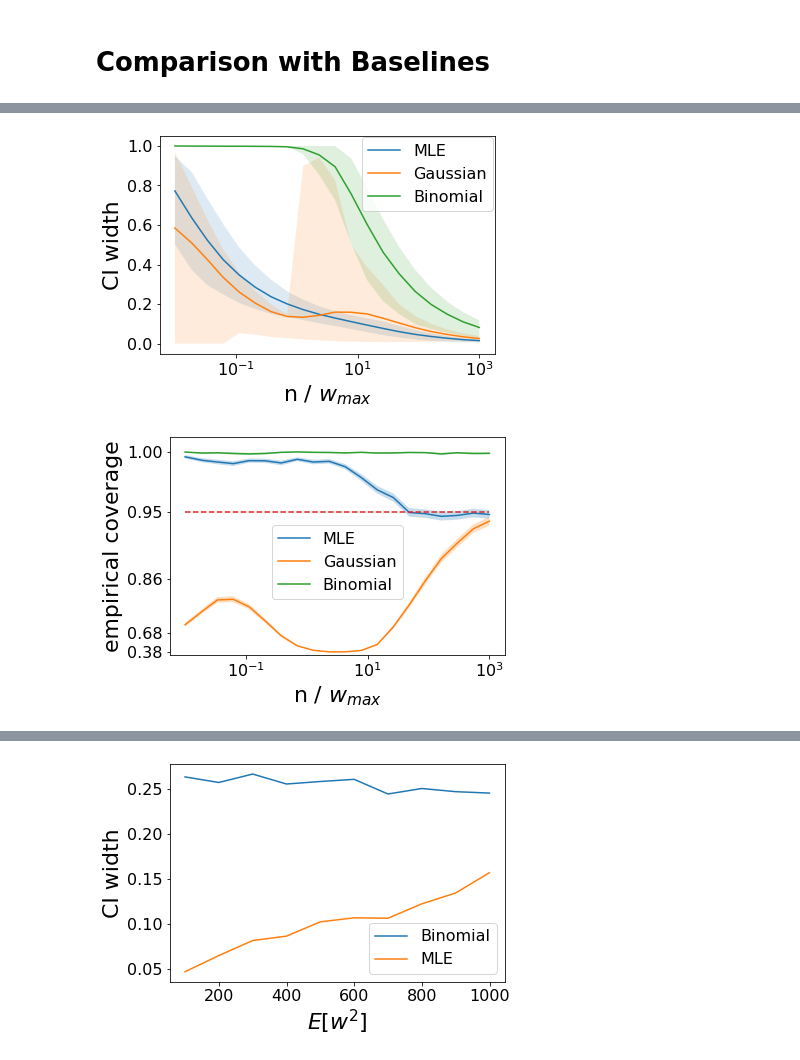
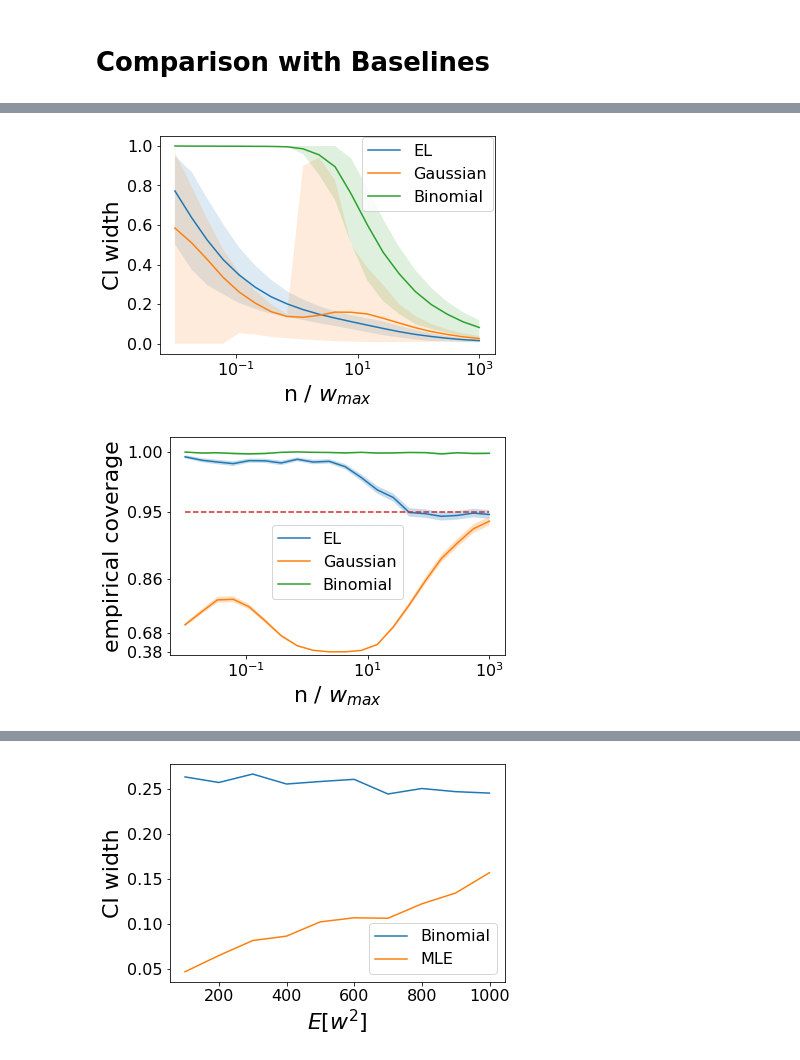
Before and after one commit to pmineiro/elfcb, a Jupyter notebook: ci.ipynb, the cells around one changed output, grey strips where cells are left out. Saved outputs shown, nothing was run; the diff lists cells and outputs as text; code cells hidden in the pictures.

Commit message:
rename MLE -> EL in graphs

```diff
--- a/ci.ipynb
+++ b/ci.ipynb
@@ -562,43 +562,42 @@ class FlassPlot:
     def legend(**kwargs):
         import matplotlib.pyplot as plt
         plt.legend(**kwargs)
 
     @staticmethod
     def savefig(filename):
         import matplotlib.pyplot as plt
         plt.savefig(filename, bbox_inches='tight')
 
     @staticmethod
     def plt():
         import matplotlib.pyplot as plt
         return plt
 
 import pickle
 allres = pickle.load(open( "epsilongreedy_ci_allres_cvxopt.p", "rb" ) )
 
-renameit = { "Binomial CI": "Binomial", "Asymptotic Gaussian": "Gaussian", "MLE CI": "MLE" }
+renameit = { "Binomial CI": "Binomial", "Asymptotic Gaussian": "Gaussian", "MLE CI": "EL" }
 FlassPlot.forpaper()
 for name, res in allres:
     x = [ x[0] for x in res ]
     y = [ x[1]['width'] for x in res ]
     ylo = [ x[1]['widthlo'] for x in res ]
     yhi = [ x[1]['widthhi'] for x in res ]
     FlassPlot.plt().semilogx(x, y, label=renameit.get(name, name))
     FlassPlot.plt().fill_between(x, ylo, yhi, alpha=0.15)
 
 FlassPlot.legend(loc="center", bbox_to_anchor=[0.8,0.825])
 FlassPlot.axeslabel('n / $w_{max}$', 'CI width')
 FlassPlot.plt().savefig("epsilongreedy_ci.pdf", bbox_inches='tight')
 # %% [output]
-[figure, old version]
+[figure, new version]
 # %%
 %matplotlib inline
 
 import pickle
-del allres
 allres = pickle.load(open( "epsilongreedy_ci_allres_cvxopt.p", "rb" ) )
 
-renameit = { "Binomial CI": "Binomial", "Asymptotic Gaussian": "Gaussian", "MLE CI": "MLE" }
+renameit = { "Binomial CI": "Binomial", "Asymptotic Gaussian": "Gaussian", "MLE CI": "EL" }
 FlassPlot.forpaper()
 for name, res in allres:
     x = [ x[0] for x in res ]
@@ -612,7 +611,7 @@ FlassPlot.legend(loc="center", bbox_to_anchor=[0.5,0.425])
 FlassPlot.axeslabel('n / $w_{max}$', 'empirical coverage')
 FlassPlot.plt().savefig("epsilongreedy_coverage_ci.pdf", bbox_inches='tight')
 # %% [output]
-[figure, old version]
+[figure, new version]
 # %%
 from importlib import reload
 import environments.ControlledRangeVariance
```
Also changed, not shown: 1 other file.
